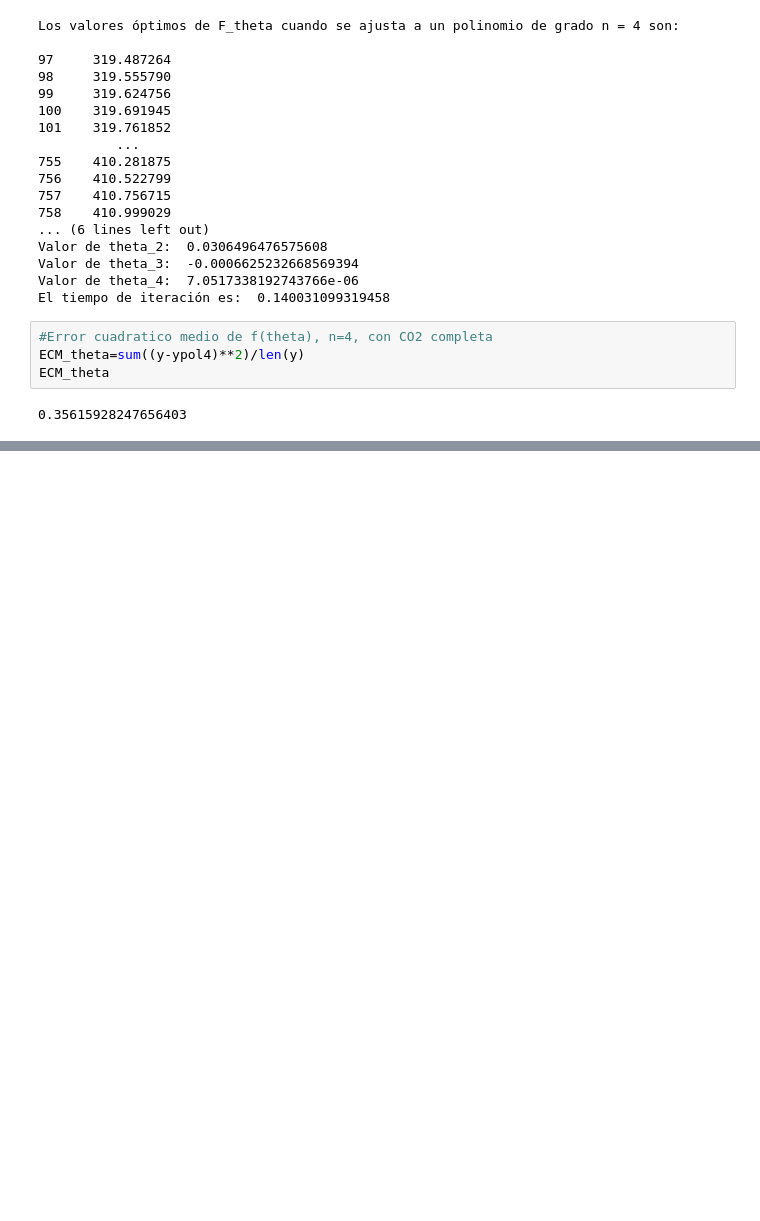
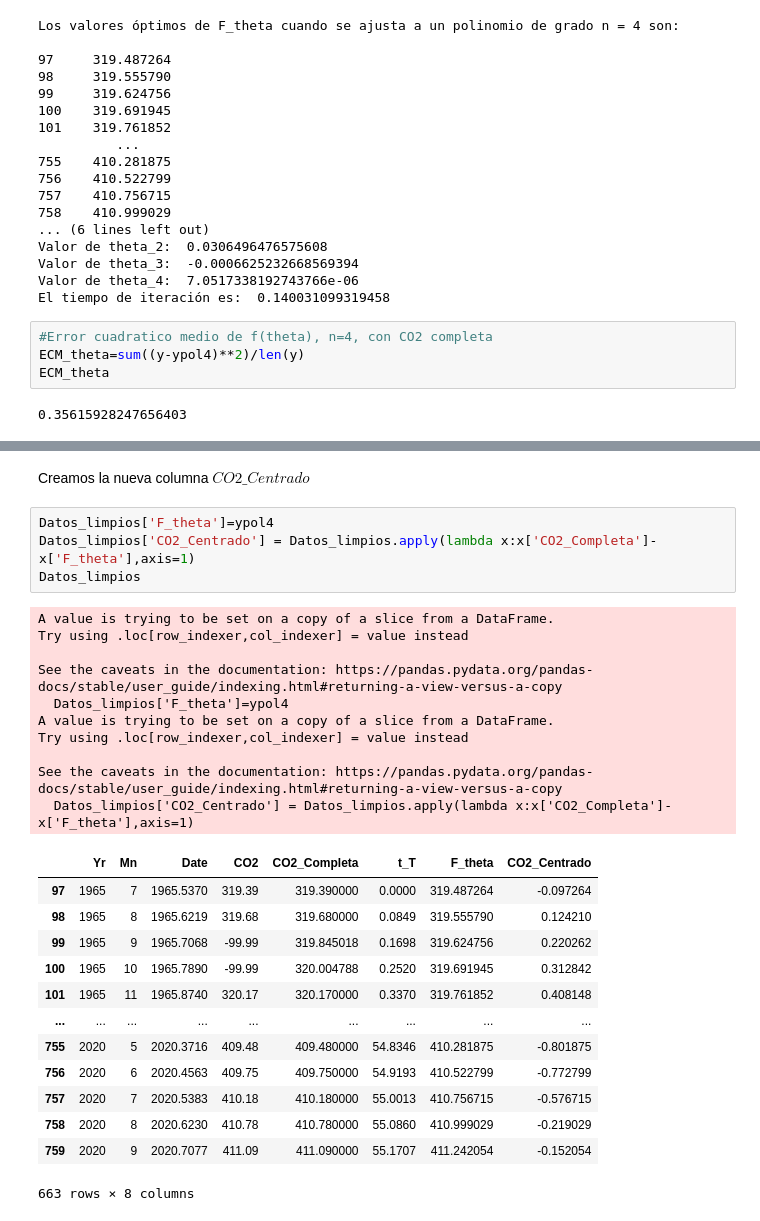
Before and after one commit to creyesmiro/Grupo3, a Jupyter notebook: Control_de_versiones.ipynb, the cells around one changed output, grey strips where cells are left out. Drawn from its saved outputs; the diff is of its cells as text; blank space fills up the shorter version.

```diff
--- a/Control_de_versiones.ipynb
+++ b/Control_de_versiones.ipynb
@@ -671,0 +717,30 @@ ECM_theta
+# %% [markdown]
+Creamos la nueva columna $CO2\_Centrado$
+# %%
+Datos_limpios['F_theta']=ypol4
+Datos_limpios['CO2_Centrado'] = Datos_limpios.apply(lambda x:x['CO2_Completa']-x['F_theta'],axis=1)
+Datos_limpios
+# %% [output]
+A value is trying to be set on a copy of a slice from a DataFrame.
+Try using .loc[row_indexer,col_indexer] = value instead
+
+See the caveats in the documentation: https://pandas.pydata.org/pandas-docs/stable/user_guide/indexing.html#returning-a-view-versus-a-copy
+  Datos_limpios['F_theta']=ypol4
+A value is trying to be set on a copy of a slice from a DataFrame.
+Try using .loc[row_indexer,col_indexer] = value instead
+
+See the caveats in the documentation: https://pandas.pydata.org/pandas-docs/stable/user_guide/indexing.html#returning-a-view-versus-a-copy
+  Datos_limpios['CO2_Centrado'] = Datos_limpios.apply(lambda x:x['CO2_Completa']-x['F_theta'],axis=1)
+|  | Yr | Mn | Date | CO2 | CO2_Completa | t_T | F_theta | CO2_Centrado |
+| 97 | 1965 | 7 | 1965.5370 | 319.39 | 319.390000 | 0.0000 | 319.487264 | -0.097264 |
+| 98 | 1965 | 8 | 1965.6219 | 319.68 | 319.680000 | 0.0849 | 319.555790 | 0.124210 |
+| 99 | 1965 | 9 | 1965.7068 | -99.99 | 319.845018 | 0.1698 | 319.624756 | 0.220262 |
+| 100 | 1965 | 10 | 1965.7890 | -99.99 | 320.004788 | 0.2520 | 319.691945 | 0.312842 |
+| 101 | 1965 | 11 | 1965.8740 | 320.17 | 320.170000 | 0.3370 | 319.761852 | 0.408148 |
+| ... | ... | ... | ... | ... | ... | ... | ... | ... |
+| 755 | 2020 | 5 | 2020.3716 | 409.48 | 409.480000 | 54.8346 | 410.281875 | -0.801875 |
+| 756 | 2020 | 6 | 2020.4563 | 409.75 | 409.750000 | 54.9193 | 410.522799 | -0.772799 |
+| 757 | 2020 | 7 | 2020.5383 | 410.18 | 410.180000 | 55.0013 | 410.756715 | -0.576715 |
+| 758 | 2020 | 8 | 2020.6230 | 410.78 | 410.780000 | 55.0860 | 410.999029 | -0.219029 |
+| 759 | 2020 | 9 | 2020.7077 | 411.09 | 411.090000 | 55.1707 | 411.242054 | -0.152054 |
+663 rows × 8 columns
```
Also changed, not shown: parts of 8 cells of this notebook.
